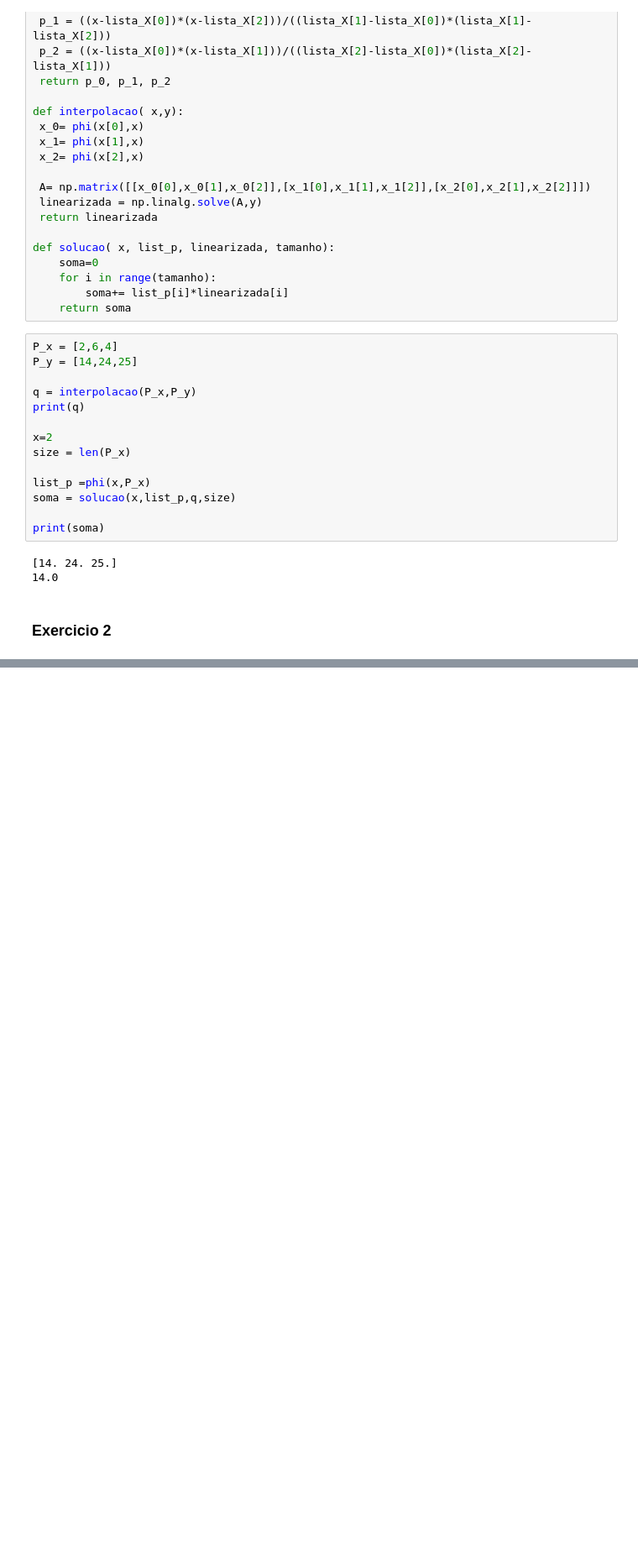
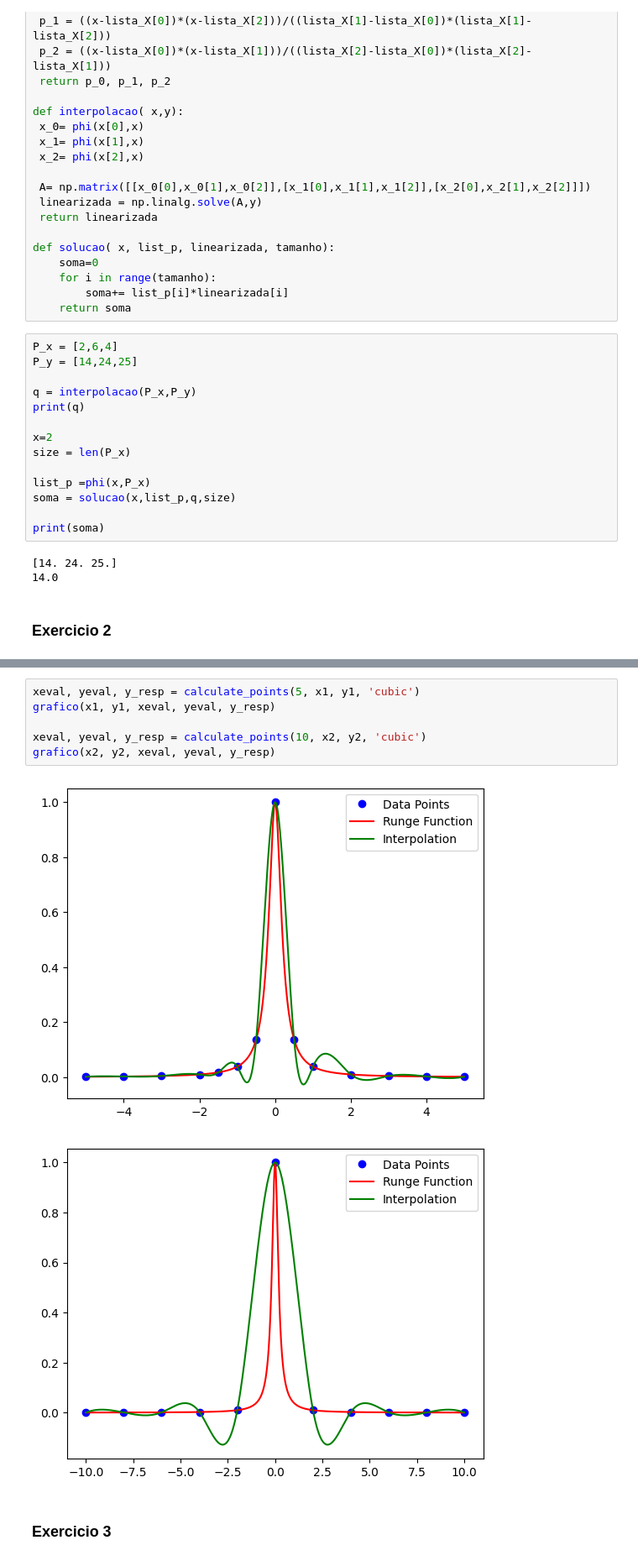
Before and after one commit to caueSordi/lista_5_calc_num, a Jupyter notebook: lista_05.ipynb, the cells around one changed output, grey strips where cells are left out. Shown: that part at 84% size. Drawn from its saved outputs; the diff is of its cells as text; blank space fills up the shorter version.

```diff
--- a/lista_05.ipynb
+++ b/lista_05.ipynb
@@ -54,0 +90,11 @@ print(soma)
+# %%
+xeval, yeval, y_resp = calculate_points(5, x1, y1, 'cubic')
+grafico(x1, y1, xeval, yeval, y_resp)
+
+xeval, yeval, y_resp = calculate_points(10, x2, y2, 'cubic')
+grafico(x2, y2, xeval, yeval, y_resp)
+# %% [output]
+[figure, added]
+[figure, added]
+# %% [markdown]
+### Exercicio 3
```
Also changed, not shown: parts of 3 cells of this notebook, 1 other file.
